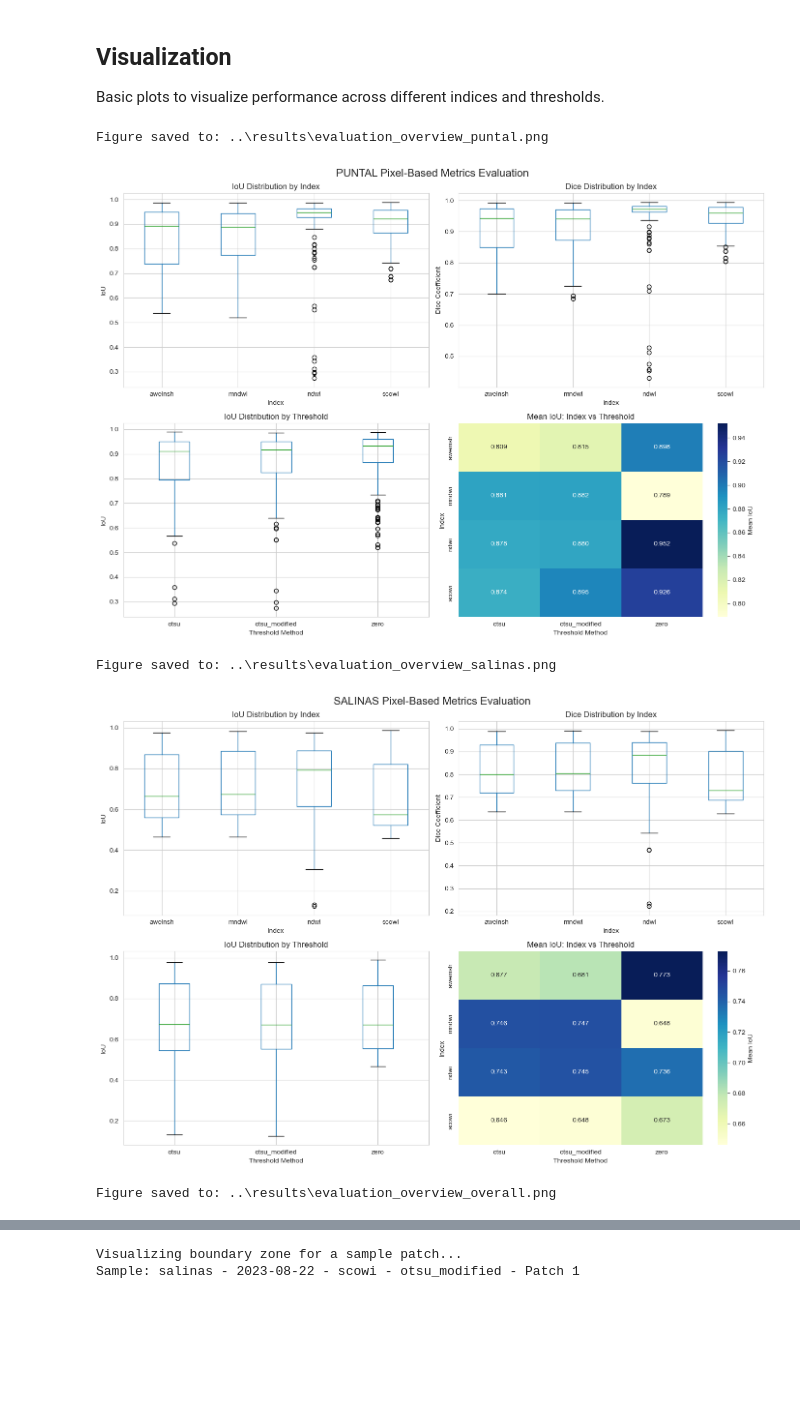
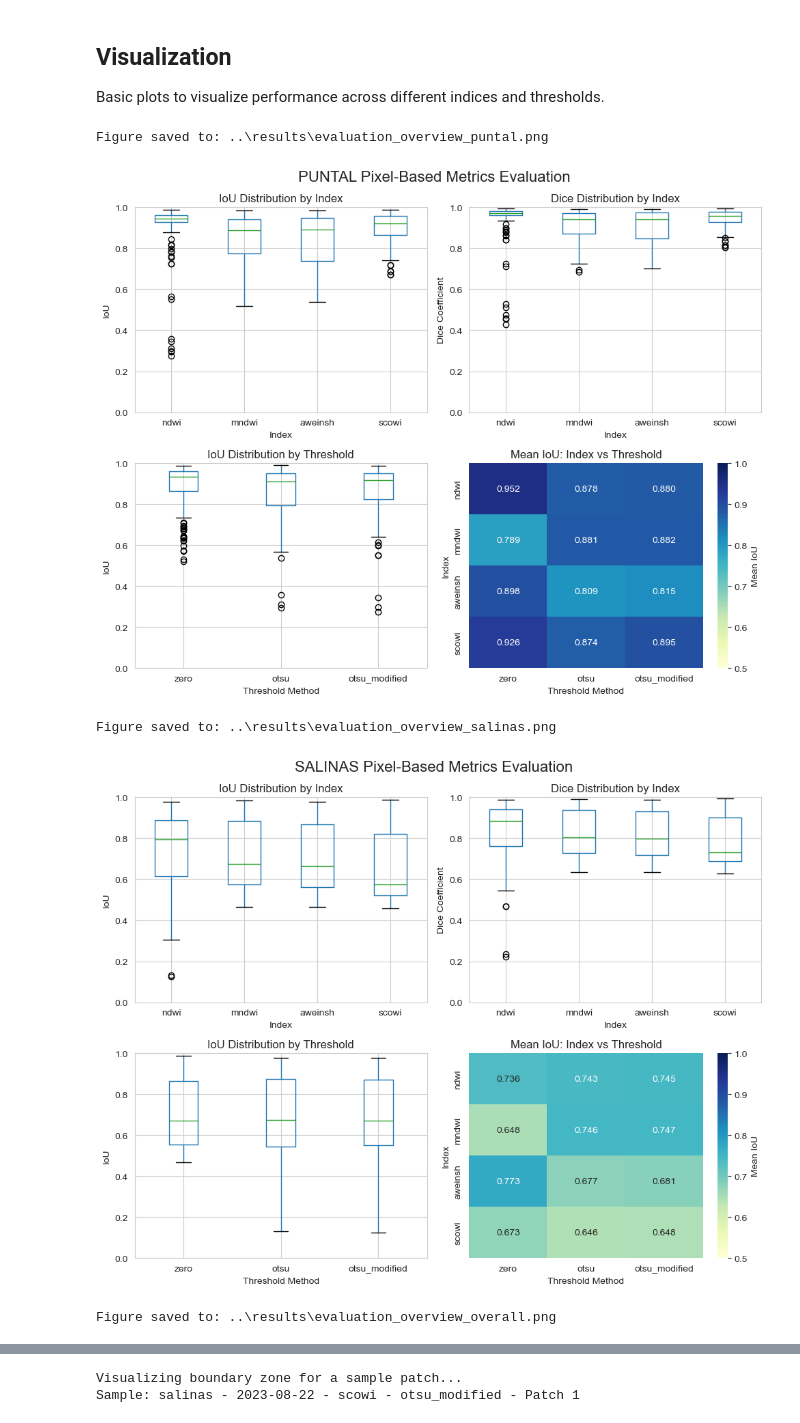
Before and after one commit to AlbertGallegoJimenez/sentinel2-coastline-benchmarking, a Jupyter notebook: notebooks/evaluate_pixel_based_metrics.ipynb, the cells around one changed output, grey strips where cells are left out. Saved outputs shown, nothing was run; the diff lists cells and outputs as text; code cells hidden in the pictures; blank space fills up the shorter version.

```diff
--- a/notebooks/evaluate_pixel_based_metrics.ipynb
+++ b/notebooks/evaluate_pixel_based_metrics.ipynb
@@ -70,7 +80,7 @@ GT_CLASS_MAPPING = {
 }
 
 # Spectral indices and thresholding methods
-INDICES = ['ndwi', 'mndwi', 'aweinsh', 'aweish', 'scowi']
+INDICES = ['ndwi', 'mndwi', 'aweinsh', 'scowi']
 THRESHOLDS = ['zero', 'otsu', 'otsu_modified']
 
 # Patch size
@@ -767,15 +433,27 @@ Basic plots to visualize performance across different indices and thresholds.
 # Set style
 sns.set_style("whitegrid")
 
+# Common category order
+index_order = INDICES
+threshold_order = THRESHOLDS
+
+# Common metric limits for fair comparison
+iou_ylim = (0, 1)
+dice_ylim = (0, 1)
+
 for study_name in STUDY_NAMES + ["Overall"]:
 
     if study_name != "Overall":
-        results_df_to_plot = results_df[results_df['study_name'] == study_name]
+        results_df_to_plot = results_df[results_df['study_name'] == study_name].copy()
     else:
         results_df_to_plot = results_df.copy()
 
+    # Enforce consistent plotting order
+    results_df_to_plot['index'] = pd.Categorical(results_df_to_plot['index'], categories=index_order, ordered=True)
+    results_df_to_plot['threshold'] = pd.Categorical(results_df_to_plot['threshold'], categories=threshold_order, ordered=True)
+
     # Create figure with subplots
-    fig, axes = plt.subplots(2, 2, figsize=(14, 10))
+    fig, axes = plt.subplots(2, 2, figsize=(10, 8))
 
     # Plot 1: IoU by Index
     ax1 = axes[0, 0]
@@ -783,44 +461,62 @@ for study_name in STUDY_NAMES + ["Overall"]:
     ax1.set_title('IoU Distribution by Index')
     ax1.set_xlabel('Index')
     ax1.set_ylabel('IoU')
-    ax1.get_figure().suptitle('')  # Remove default title
+    ax1.set_ylim(iou_ylim)
+    ax1.get_figure().suptitle('')
 
     # Plot 2: Dice by Index
     ax2 = axes[0, 1]
     results_df_to_plot.boxplot(column='dice', by='index', ax=ax2)
     ax2.set_title('Dice Distribution by Index')
     ax2.set_xlabel('Index')
     ax2.set_ylabel('Dice Coefficient')
+    ax2.set_ylim(dice_ylim)
     ax2.get_figure().suptitle('')
 
     # Plot 3: IoU by Threshold
     ax3 = axes[1, 0]
     results_df_to_plot.boxplot(column='iou', by='threshold', ax=ax3)
     ax3.set_title('IoU Distribution by Threshold')
     ax3.set_xlabel('Threshold Method')
     ax3.set_ylabel('IoU')
+    ax3.set_ylim(iou_ylim)
     ax3.get_figure().suptitle('')
 
-    # Plot 4: Mean IoU Heatmap (Index vs Threshold)
+    # Plot 4: Mean IoU Heatmap (Index vs Threshold) with common colorbar scale
     ax4 = axes[1, 1]
-    pivot_table = results_df_to_plot.pivot_table(values='iou', index='index', columns='threshold', aggfunc='mean')
-    sns.heatmap(pivot_table, annot=True, fmt='.3f', cmap='YlGnBu', ax=ax4, cbar_kws={'label': 'Mean IoU'})
+    pivot_table = (
+        results_df_to_plot
+        .pivot_table(values='iou', index='index', columns='threshold', aggfunc='mean')
+        .reindex(index=index_order, columns=threshold_order)
+    )
+
+    sns.heatmap(
+        pivot_table,
+        annot=True,
+        fmt='.3f',
+        cmap='YlGnBu',
+        #annot_kws={"size":12},
+        vmin=0.5,
+        vmax=1,
+        ax=ax4,
+        cbar_kws={'label': 'Mean IoU'}
+    )
     ax4.set_title('Mean IoU: Index vs Threshold')
     ax4.set_xlabel('Threshold Method')
     ax4.set_ylabel('Index')
 
     fig.suptitle(f'{study_name.upper()} Pixel-Based Metrics Evaluation', fontsize=16)
     plt.tight_layout()
 
     # Save figure
     output_fig_path = Path("..") / "results" / f"evaluation_overview_{study_name.lower()}.png"
     plt.savefig(output_fig_path, dpi=300, bbox_inches='tight')
     print(f"\nFigure saved to: {output_fig_path}")
 
     plt.show()
 # %% [output]
 Figure saved to: ..\results\evaluation_overview_puntal.png
-[figure, old version]
+[figure, new version]
 Figure saved to: ..\results\evaluation_overview_salinas.png
-[figure, old version]
+[figure, new version]
 Figure saved to: ..\results\evaluation_overview_overall.png
```
Also changed, not shown: parts of 11 cells of this notebook.
